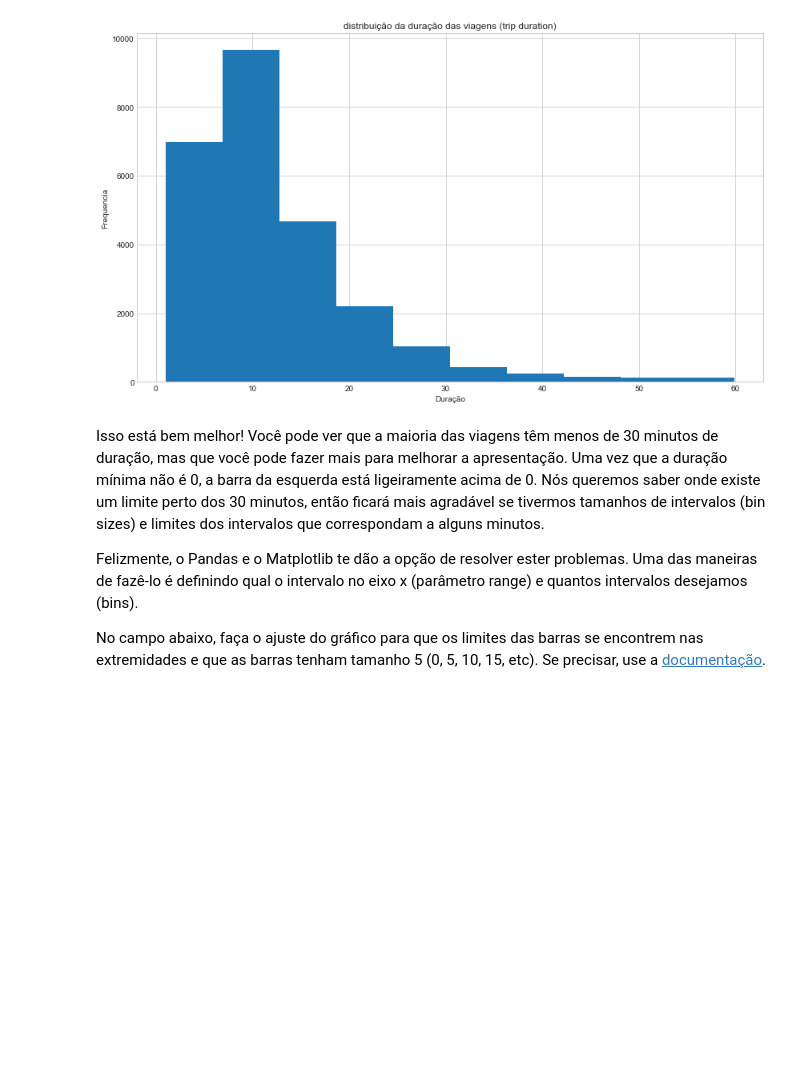
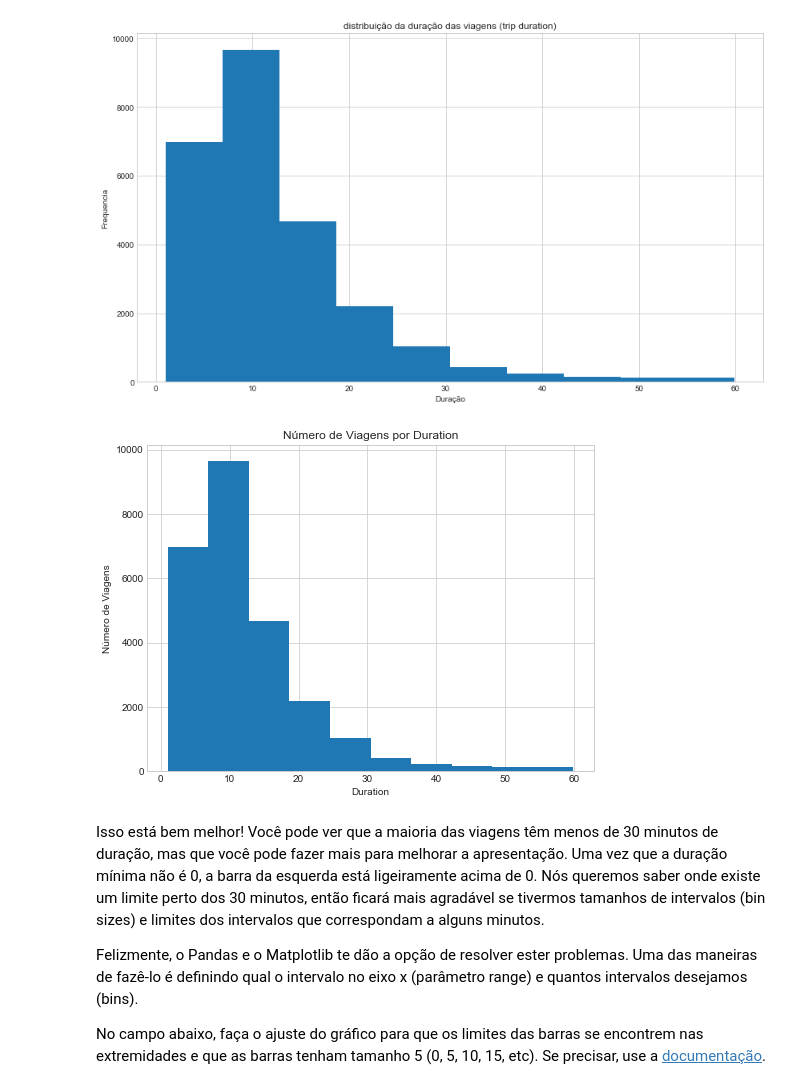
Before and after one commit to bertaglia/bikeshareanalysis, a Jupyter notebook: Analise_Bay_Area_Bike_Share-NDFDSI.ipynb, the cells around one changed output. Cells and saved outputs as stored; diff of their text form; code cells hidden in the pictures; blank space fills up the shorter version.

```diff
--- a/Analise_Bay_Area_Bike_Share-NDFDSI.ipynb
+++ b/Analise_Bay_Area_Bike_Share-NDFDSI.ipynb
@@ -367,7 +369,9 @@ plt.ylabel('Frequencia');
 [figure]
 # %%
 # descomente a linha abaixo para verificar o gráfico esperado.
-#usage_plot(trip_data, 'duration', ['duration < 60'])
+usage_plot(trip_data, 'duration', ['duration < 60'])
+# %% [output]
+[figure, added]
 # %% [markdown]
 Isso está bem melhor! Você pode ver que a maioria das viagens têm menos de 30 minutos de duração, mas que você pode fazer mais para melhorar a apresentação. Uma vez que a duração mínima não é 0, a barra da esquerda está ligeiramente acima de 0. Nós queremos saber onde existe um limite perto dos 30 minutos, então ficará mais agradável se tivermos tamanhos de intervalos (bin sizes) e limites dos intervalos que correspondam a alguns minutos.
 
```
Also changed, not shown: parts of 15 cells of this notebook.
